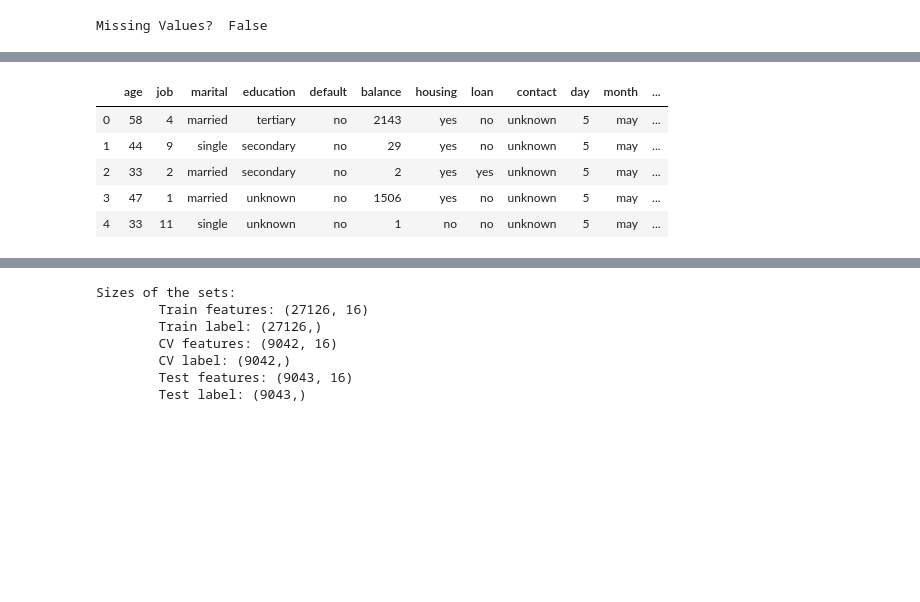
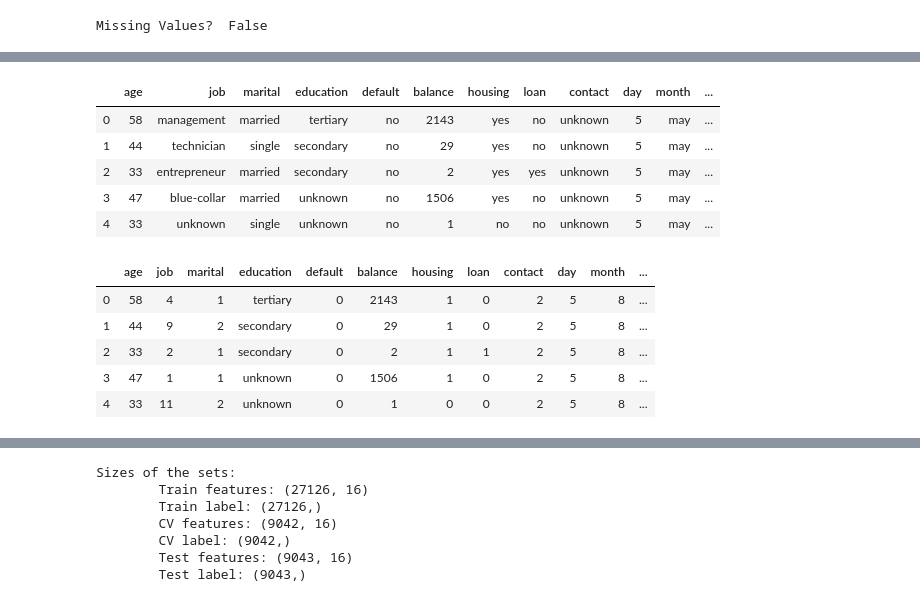
Before and after one commit to luis99fonseca/ED, a Jupyter notebook: ED - project01.ipynb, the cells around one changed output, grey strips where cells are left out. Saved outputs shown, nothing was run; the diff lists cells and outputs as text; code cells hidden in the pictures; blank space fills up the shorter version.

```diff
--- a/ED - project01.ipynb
+++ b/ED - project01.ipynb
@@ -178,12 +219,26 @@ Missing Values?  False
 # %%
 # 1 way
-data["job"] = data["job"].astype('category')
-data["job"] = data["job"].cat.codes
+#data["job"] = data["job"].astype('category')
+#data["job"] = data["job"].cat.codes
 data.head()
 # %% [output]
 |  | age | job | marital | education | default | balance | housing | loan | contact | day | month | ... |
-| 0 | 58 | 4 | married | tertiary | no | 2143 | yes | no | unknown | 5 | may | ... |
-| 1 | 44 | 9 | single | secondary | no | 29 | yes | no | unknown | 5 | may | ... |
-| 2 | 33 | 2 | married | secondary | no | 2 | yes | yes | unknown | 5 | may | ... |
-| 3 | 47 | 1 | married | unknown | no | 1506 | yes | no | unknown | 5 | may | ... |
-| 4 | 33 | 11 | single | unknown | no | 1 | no | no | unknown | 5 | may | ... |
+| 0 | 58 | management | married | tertiary | no | 2143 | yes | no | unknown | 5 | may | ... |
+| 1 | 44 | technician | single | secondary | no | 29 | yes | no | unknown | 5 | may | ... |
+| 2 | 33 | entrepreneur | married | secondary | no | 2 | yes | yes | unknown | 5 | may | ... |
+| 3 | 47 | blue-collar | married | unknown | no | 1506 | yes | no | unknown | 5 | may | ... |
+| 4 | 33 | unknown | single | unknown | no | 1 | no | no | unknown | 5 | may | ... |
+# %%
+for col in data.columns:
+    if data[col].dtype != np.int64 and col not in ['y', 'education']:
+        data[col] = data[col].astype('category')
+        data[col] = data[col].cat.codes
+# %%
+data.head()
+# %% [output]
+|  | age | job | marital | education | default | balance | housing | loan | contact | day | month | ... |
+| 0 | 58 | 4 | 1 | tertiary | 0 | 2143 | 1 | 0 | 2 | 5 | 8 | ... |
+| 1 | 44 | 9 | 2 | secondary | 0 | 29 | 1 | 0 | 2 | 5 | 8 | ... |
+| 2 | 33 | 2 | 1 | secondary | 0 | 2 | 1 | 1 | 2 | 5 | 8 | ... |
+| 3 | 47 | 1 | 1 | unknown | 0 | 1506 | 1 | 0 | 2 | 5 | 8 | ... |
+| 4 | 33 | 11 | 2 | unknown | 0 | 1 | 0 | 0 | 2 | 5 | 8 | ... |
```
Also changed, not shown: parts of 34 cells of this notebook.
